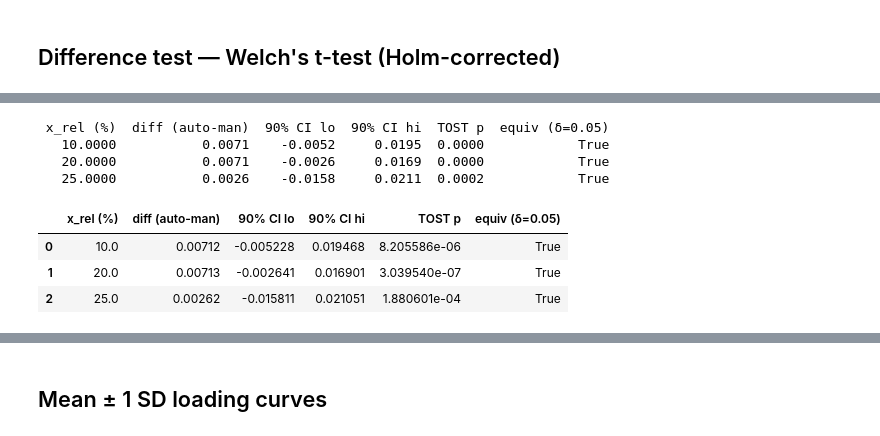
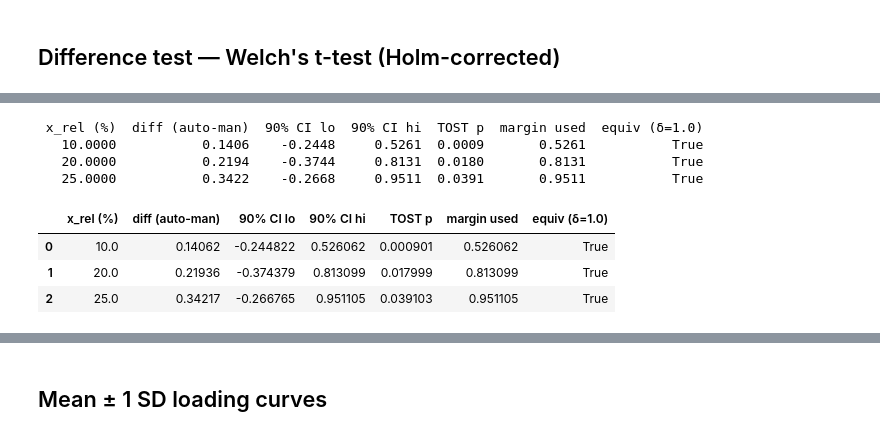
Before and after one commit to tcchung-keeponkeepingon/project_microgreen, a Jupyter notebook: 04_compression_robustness.ipynb, the cells around one changed output, grey strips where cells are left out. Drawn from its saved outputs; the diff is of its cells as text; code cells hidden in the pictures.

```diff
--- a/04_compression_robustness.ipynb
+++ b/04_compression_robustness.ipynb
@@ -18,12 +20,16 @@ sys.path.insert(0, 'auto_compression')
 from parser import parse_continuous_csv
 from extraction import extract_stress_at_target
 
-DATA_CSV = Path('auto_compression/Robustness Test - Compression (Second Test)(Raw .csv')
+DATA_CSV = Path('auto_compression/Robustness Test - Compression (Second Test).csv')
 PLOT_DIR = Path('plots/compression')
 PLOT_DIR.mkdir(parents=True, exist_ok=True)
 
-CHECK_POINTS = [10.0, 20.0, 25.0]   # relative-strain check-points (%)
-TOST_DELTA   = 0.05                 # MPa equivalence margin (a priori, domain-justified)
+CHECK_POINTS = [10.0, 20.0, 25.0]   # compressive-strain check-points (%)
+TOST_DELTA   = 1.0                  # kPa equivalence margin. This is the stress
+                                    # feasibility threshold already used for the design
+                                    # space in NB01 (stress_ann_pred >= 1.0 kPa): the
+                                    # smallest stress difference this project treats as
+                                    # decision-relevant, fixed independently of these data.
 
 COLOR_AUTO   = '#E64B35'  # NPG red
 COLOR_MANUAL = '#3C5488'  # NPG blue
@@ -56,8 +62,9 @@ GROUPS = [('auto', auto_sel), ('manual', manual_sel)]
 for label, sel in GROUPS:
     print(f'== {label}: {len(sel)} events {[e.specimen_num for e in sel]}')
     for e in sel:
-        print(f'   event {e.specimen_num}: contact->peak rel-strain={e.strain.iloc[-1]:.2f}%, '
-              f'peak stress={e.stress.iloc[-1]:.4f} MPa, n={len(e.stress)}')
+        print(f'   event {e.specimen_num}: h0={e.height_mm:.2f} mm, '
+              f'contact->peak strain={e.strain.iloc[-1]:.2f}%, '
+              f'peak stress={e.stress.iloc[-1]:.3f} kPa, n={len(e.stress)}')
 # %% [output]
 21 compression events detected
 == auto: 10 events [2, 3, 4, 5, 6, 7, 8, 9, 10, 11]
@@ -85,7 +92,7 @@ for label, sel in GROUPS:
         for x in CHECK_POINTS:
             target_x, y = out[x]
             assert not np.isnan(y), (f'{label} event {e.specimen_num} could not reach '
-                                     f'{x}% rel-strain (peak {e.strain.iloc[-1]:.1f}%)')
+                                     f'{x}% strain (peak {e.strain.iloc[-1]:.1f}%)')
             rows.append({'group': label, 'event': e.specimen_num, 'x_rel': x, 'stress': y})
 
 stress_df = pd.DataFrame(rows)
@@ -210,41 +221,42 @@ def welch_diff_ci(a, b, alpha=0.10):
     df = (va / na + vb / nb) ** 2 / ((va / na) ** 2 / (na - 1) + (vb / nb) ** 2 / (nb - 1))
     t_crit = stats.t.ppf(1 - alpha / 2, df)
     return diff, diff - t_crit * se, diff + t_crit * se, se, df
 
 
 def tost(a, b, delta):
     a = np.asarray(a, float); b = np.asarray(b, float)
     diff, _, _, se, df = welch_diff_ci(a, b)
     p_lower = 1 - stats.t.cdf((diff + delta) / se, df)
     p_upper = stats.t.cdf((diff - delta) / se, df)
     return max(p_lower, p_upper)
 
 
 tost_rows = []
 for x in CHECK_POINTS:
     a = stress_df[(stress_df['group'] == 'auto')   & (stress_df['x_rel'] == x)]['stress'].values
     m = stress_df[(stress_df['group'] == 'manual') & (stress_df['x_rel'] == x)]['stress'].values
     diff, lo, hi, _, _ = welch_diff_ci(a, m, alpha=0.10)  # 90% CI
     p = tost(a, m, TOST_DELTA)
     tost_rows.append({
         'x_rel (%)': x, 'diff (auto-man)': diff,
         '90% CI lo': lo, '90% CI hi': hi, 'TOST p': p,
+        'margin used': max(abs(lo), abs(hi)) / TOST_DELTA,
         f'equiv (δ={TOST_DELTA})': p < 0.05,
     })
 
 tost_df = pd.DataFrame(tost_rows)
 with pd.option_context('display.float_format', '{:.4f}'.format):
     print(tost_df.to_string(index=False))
 tost_df
 # %% [output]
- x_rel (%)  diff (auto-man)  90% CI lo  90% CI hi  TOST p  equiv (δ=0.05)
-   10.0000           0.0071    -0.0052     0.0195  0.0000            True
-   20.0000           0.0071    -0.0026     0.0169  0.0000            True
-   25.0000           0.0026    -0.0158     0.0211  0.0002            True
+ x_rel (%)  diff (auto-man)  90% CI lo  90% CI hi  TOST p  margin used  equiv (δ=1.0)
+   10.0000           0.1406    -0.2448     0.5261  0.0009       0.5261           True
+   20.0000           0.2194    -0.3744     0.8131  0.0180       0.8131           True
+   25.0000           0.3422    -0.2668     0.9511  0.0391       0.9511           True
-|  | x_rel (%) | diff (auto-man) | 90% CI lo | 90% CI hi | TOST p | equiv (δ=0.05) |
-| 0 | 10.0 | 0.00712 | -0.005228 | 0.019468 | 8.205586e-06 | True |
-| 1 | 20.0 | 0.00713 | -0.002641 | 0.016901 | 3.039540e-07 | True |
-| 2 | 25.0 | 0.00262 | -0.015811 | 0.021051 | 1.880601e-04 | True |
+|  | x_rel (%) | diff (auto-man) | 90% CI lo | 90% CI hi | TOST p | margin used | equiv (δ=1.0) |
+| 0 | 10.0 | 0.14062 | -0.244822 | 0.526062 | 0.000901 | 0.526062 | True |
+| 1 | 20.0 | 0.21936 | -0.374379 | 0.813099 | 0.017999 | 0.813099 | True |
+| 2 | 25.0 | 0.34217 | -0.266765 | 0.951105 | 0.039103 | 0.951105 | True |
 # %%
 def plot_equivalence(ax, tost_df, delta):
     ys = np.arange(len(tost_df))[::-1]
```
Also changed, not shown: parts of 9 cells of this notebook, 7 other files.
